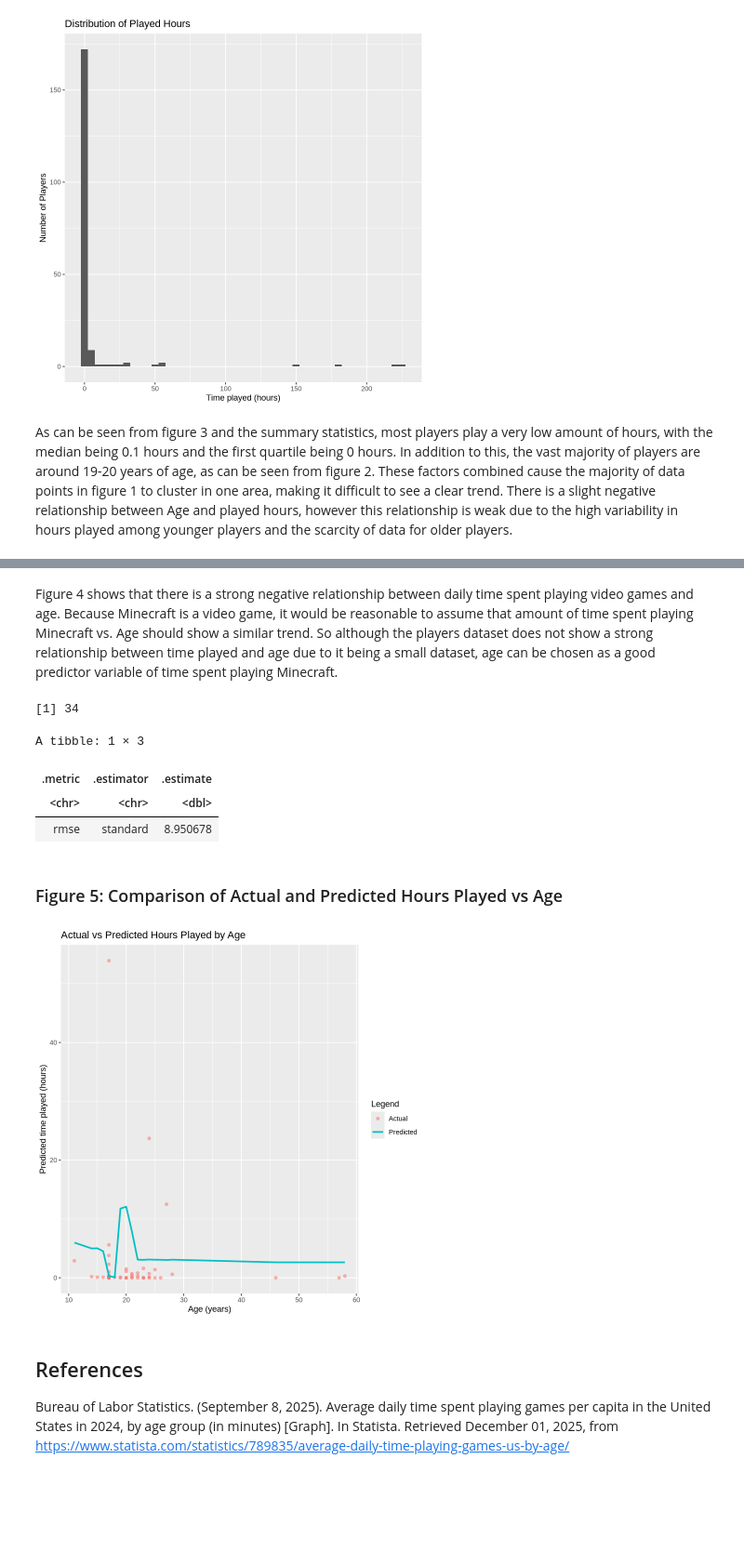
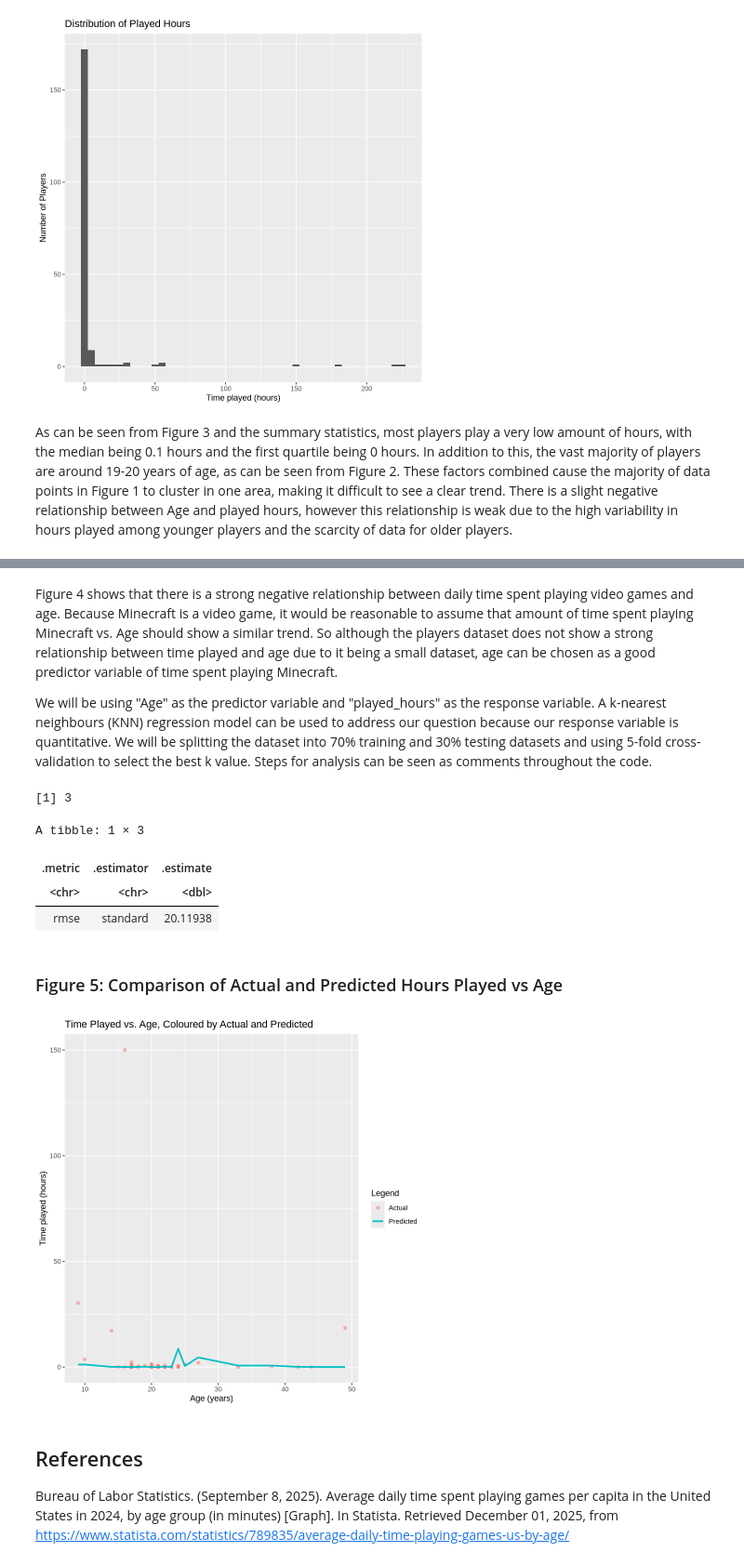
Before and after one commit to owenkotler/dsci_100_project_group_40, a Jupyter notebook: dsci_100_project_final.ipynb, the cells around one changed output, grey strips where cells are left out. Shown at 93% size. Cells and saved outputs as stored; diff of their text form; code cells hidden in the pictures; blank space fills up the shorter version.

Commit message:
Adding data description and methods description

```diff
--- a/dsci_100_project_final.ipynb
+++ b/dsci_100_project_final.ipynb
@@ -18,6 +49,7 @@ Minecraft is a open-world sandbox game that players can freely explore, build st
 # %%
 # Load players dataset into notebook
-players <- read_csv("players.csv")
+players <- read_csv("https://raw.githubusercontent.com/owenkotler/dsci_100_project_group_40/refs/heads/main/players.csv")
+head(players)
 # %% [output]
 Rows: 196 Columns: 7
 ── Column specification ────────────────────────────────────────────────────────
@@ -101,12 +142,14 @@ ggplot(players_data, aes(x = played_hours)) +
 # %% [output]
 [figure]
 # %% [markdown]
-As can be seen from figure 3 and the summary statistics, most players play a very low amount of hours, with the median being 0.1 hours and the first quartile being 0 hours. In addition to this, the vast majority of players are around 19-20 years of age, as can be seen from figure 2. These factors combined cause the majority of data points in figure 1 to cluster in one area, making it difficult to see a clear trend. There is a slight negative relationship between Age and played hours, however this relationship is weak due to the high variability in hours played among younger players and the scarcity of data for older players.
+As can be seen from Figure 3 and the summary statistics, most players play a very low amount of hours, with the median being 0.1 hours and the first quartile being 0 hours. In addition to this, the vast majority of players are around 19-20 years of age, as can be seen from Figure 2. These factors combined cause the majority of data points in Figure 1 to cluster in one area, making it difficult to see a clear trend. There is a slight negative relationship between Age and played hours, however this relationship is weak due to the high variability in hours played among younger players and the scarcity of data for older players.
 # %% [markdown]
 ### Figure 4: Average daily time spent playing games per capita in the United States in 2024, by age group
 ![Screenshot 2025-12-01 144811.png](attachment:de9f488d-cbbb-49f9-9935-23d65e67e786.png)
 Source: Bureau of Labor Statistics (2024)
 # %% [markdown]
 Figure 4 shows that there is a strong negative relationship between daily time spent playing video games and age. Because Minecraft is a video game, it would be reasonable to assume that amount of time spent playing Minecraft vs. Age should show a similar trend. So although the players dataset does not show a strong relationship between time played and age due to it being a small dataset, age can be chosen as a good predictor variable of time spent playing Minecraft.
+
+We will be using "Age" as the predictor variable and "played_hours" as the response variable. A k-nearest neighbours (KNN) regression model can be used to address our question because our response variable is quantitative. We will be splitting the dataset into 70% training and 30% testing datasets and using 5-fold cross-validation to select the best k value. Steps for analysis can be seen as comments throughout the code.
 # %%
 # Splitting dataset into training and testing
@@ -116,7 +159,7 @@ players_train <- training(players_split)
 players_test <- testing(players_split)
 # %%
 # Training, evaluating, and tuning the model
-set.seed(1)
+set.seed(143)
 players_recipe <- recipe(played_hours ~ Age, data = players_train) |>
     step_scale(all_predictors()) |>
     step_center(all_predictors())
@@ -125,13 +168,13 @@ players_spec <- nearest_neighbor(weight_func = "rectangular", neighbors = tune()
     set_engine("kknn") |>
     set_mode("regression")
 
-players_vfold <- vfold_cv(players_train, v = 10, strata = played_hours)
+players_vfold <- vfold_cv(players_train, v = 5, strata = played_hours)
 
 players_wkflw <- workflow() |>
     add_recipe(players_recipe) |>
     add_model(players_spec)
 
-gridvals <- tibble (neighbors = seq(from = 1, to = 100, by = 3))
+gridvals <- tibble (neighbors = seq(from = 1, to = 15, by = 1))
 
 players_results <- players_wkflw |>
     tune_grid(resamples = players_vfold, grid = gridvals) |>
@@ -147,10 +190,10 @@ kmin
 
 # kmin is the value of k that results in the lowest RMSE
 # %% [output]
-[1] 34
+[1] 3
 # %%
 # Evaluate on the test set
-set.seed(1)
+set.seed(123)
 players_spec2 <- nearest_neighbor(weight_func = "rectangular", neighbors = kmin) |>
     set_engine("kknn") |>
     set_mode("regression")
@@ -175,20 +218,20 @@ players_summary
 A tibble: 1 × 3
 | .metric | .estimator | .estimate |
 | <chr> | <chr> | <dbl> |
-| rmse | standard | 8.950678 |
+| rmse | standard | 20.11938 |
 # %% [markdown]
 ### Figure 5: Comparison of Actual and Predicted Hours Played vs Age
 # %%
 players_plot <- players_preds |>
     ggplot(aes(x=Age, y = played_hours)) +
     geom_point(aes(y = played_hours, color = "Actual"), alpha = 0.5) +
     geom_line(aes(y = .pred, color = "Predicted"), size = 1) +
-    labs(x = "Age (years)", y = "Predicted time played (hours)", title = "Actual vs Predicted Hours Played by Age",
+    labs(x = "Age (years)", y = "Time played (hours)", title = "Time Played vs. Age, Coloured by Actual and Predicted",
         color = "Legend")
 
 players_plot
 # %% [output]
-[figure, old version]
+[figure, new version]
 # %% [markdown]
 ## References
 
```
Also changed, not shown: parts of 5 cells of this notebook.
